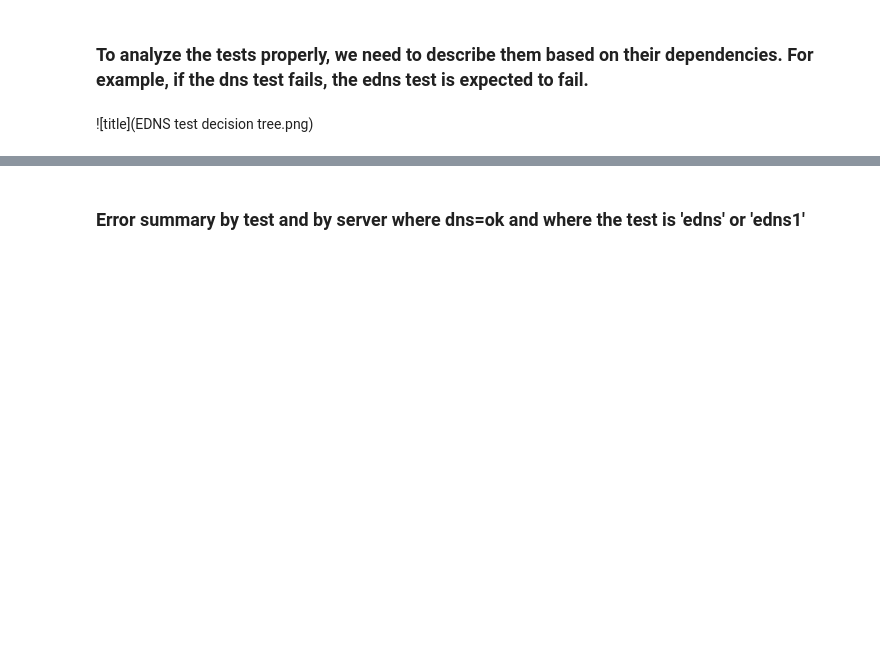
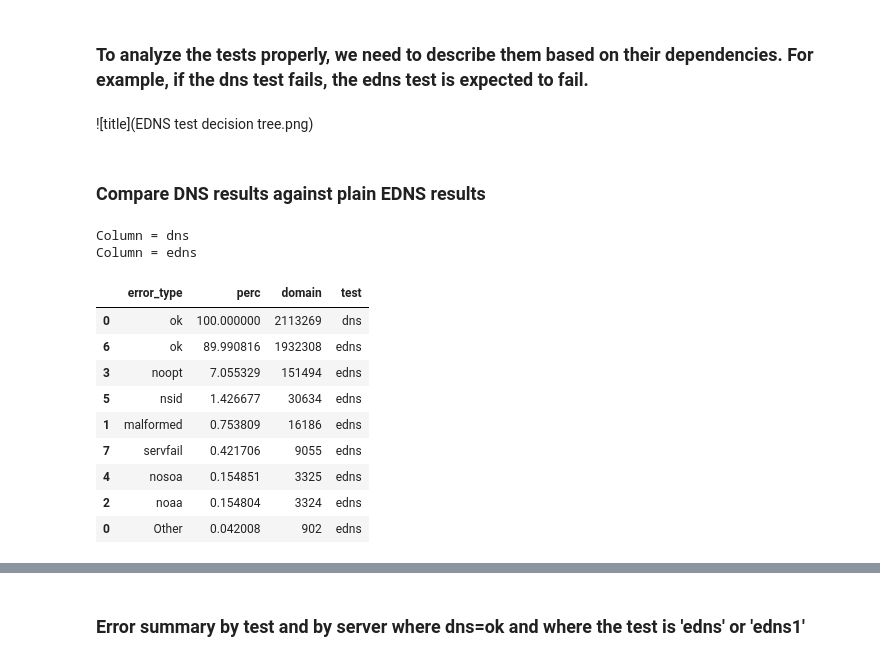
Before and after one commit to InternetNZ/edns-compliance-parser, a Jupyter notebook: analysis/Analyze EDNS compliance results.ipynb, the cells around one changed output, grey strips where cells are left out. Cells and saved outputs as stored; diff of their text form; code cells hidden in the pictures; blank space fills up the shorter version.

```diff
--- a/analysis/Analyze EDNS compliance results.ipynb
+++ b/analysis/Analyze EDNS compliance results.ipynb
@@ -215,3 +217,23 @@ def plot_comparison(data=None, title=None, file_prefix=None, zone=None):
     plt.savefig((file_prefix % zone) + ".png")
     data['zone'] = zone
     data.to_json((file_prefix % zone) + ".json", orient='records')
+# %% [markdown]
+### Compare DNS results against plain EDNS results
+# %%
+s_dns_edns = multiple_field_summary(data=d[d['dns']=='ok'], fields=['dns', 'edns'])
+# %% [output]
+Column = dns
+Column = edns
+# %%
+s_dns_edns
+# %% [output]
+|  | error_type | perc | domain | test |
+| 0 | ok | 100.000000 | 2113269 | dns |
+| 6 | ok | 89.990816 | 1932308 | edns |
+| 3 | noopt | 7.055329 | 151494 | edns |
+| 5 | nsid | 1.426677 | 30634 | edns |
+| 1 | malformed | 0.753809 | 16186 | edns |
+| 7 | servfail | 0.421706 | 9055 | edns |
+| 4 | nosoa | 0.154851 | 3325 | edns |
+| 2 | noaa | 0.154804 | 3324 | edns |
+| 0 | Other | 0.042008 | 902 | edns |
```
Also changed, not shown: parts of 2 cells of this notebook.
